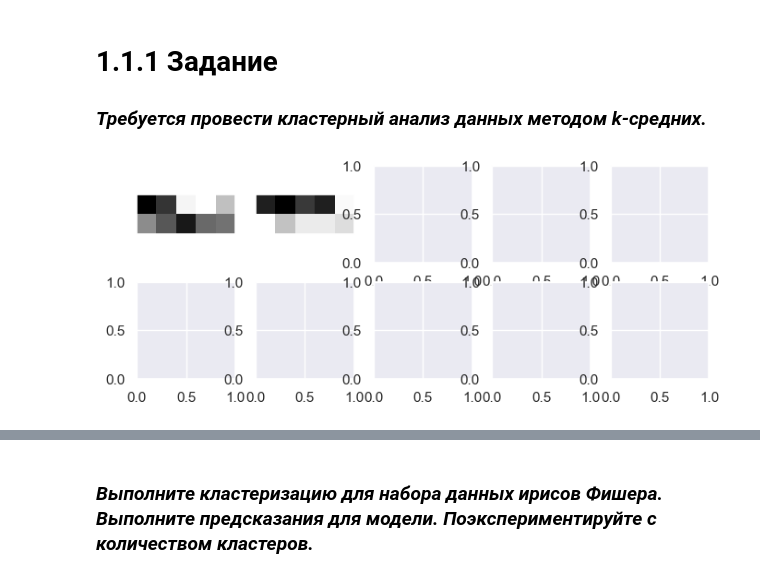
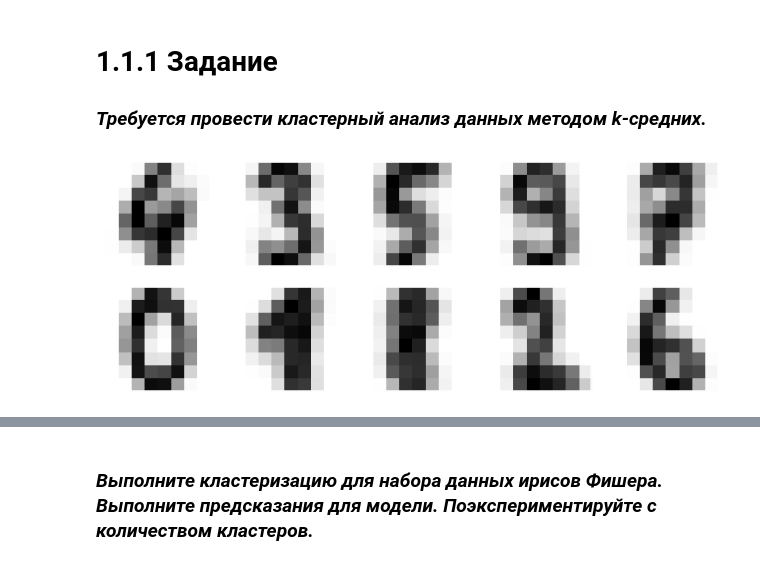
Before and after one commit to mr1necs/MIREA_AI, a Jupyter notebook: Grigorev_M_Workbook8.ipynb, the cells around one changed output, grey strips where cells are left out. Drawn from its saved outputs; the diff is of its cells as text; code cells hidden in the pictures.

```diff
--- a/Grigorev_M_Workbook8.ipynb
+++ b/Grigorev_M_Workbook8.ipynb
@@ -4,32 +4,24 @@
 # 1.1.1 Задание
 ### ***Требуется провести кластерный анализ данных методом k-средних.***
 # %%
-import matplotlib
+import matplotlib.pyplot as plt
 import seaborn as sns; sns.set()
 import numpy as np
 from sklearn.cluster import KMeans
-from matplotlib import pyplot
-#Вводим массив данных, который в дальнейшем будем кластеризовывать
-x = np.array([[5,3],
-        [10,15],
-        [15,12],
-        [24,10],
-        [30,45],
-        [85,70],
-        [71,80],
-        [60,78],
-        [55,52],
-    [80,91],])
-x.data.shape
+
+from sklearn.datasets import load_digits
+digits = load_digits()
+digits.data.shape
+
 #Выполняем кластеризацию
-kmeans = KMeans(n_clusters = 10, random_state = 0, max_iter=1000)
-cluster = kmeans.fit_predict(x.data)
+kmeans = KMeans(n_clusters = 10, random_state = 0)
+cluster = kmeans.fit_predict(digits.data)
 kmeans.cluster_centers_.shape
 
-fix, ax = pyplot.subplots(2, 5, figsize=(8, 3))
-centers = kmeans.cluster_centers_.reshape(2, 2, 5)
+fix, ax = plt.subplots(2, 5, figsize=(8, 3))
+centers = kmeans.cluster_centers_.reshape(10, 8, 8)
 for axi, center in zip(ax.flat, centers):
     axi.set(xticks=[], yticks=[])
     axi.imshow(center, interpolation='nearest', cmap=plt.cm.binary)
 # %% [output]
-[figure, old version]
+[figure, new version]
```
Also changed, not shown: parts of 3 cells of this notebook.
